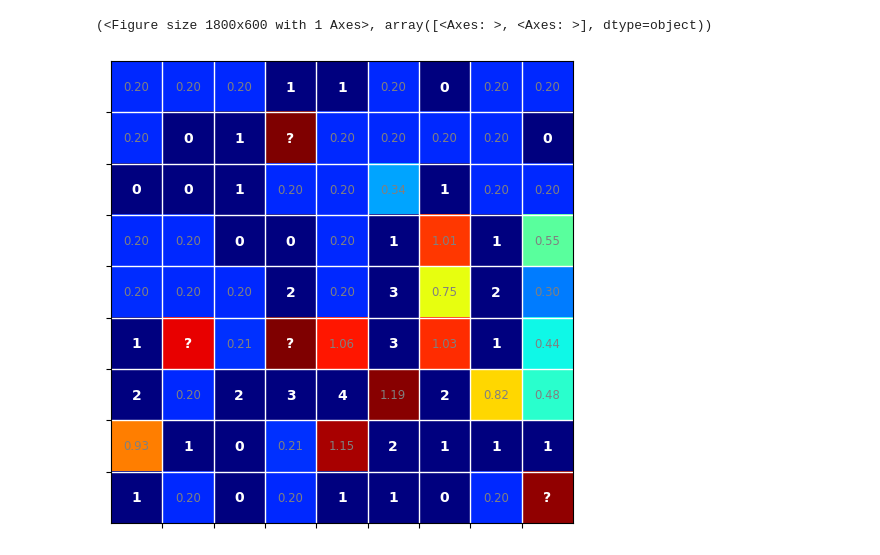
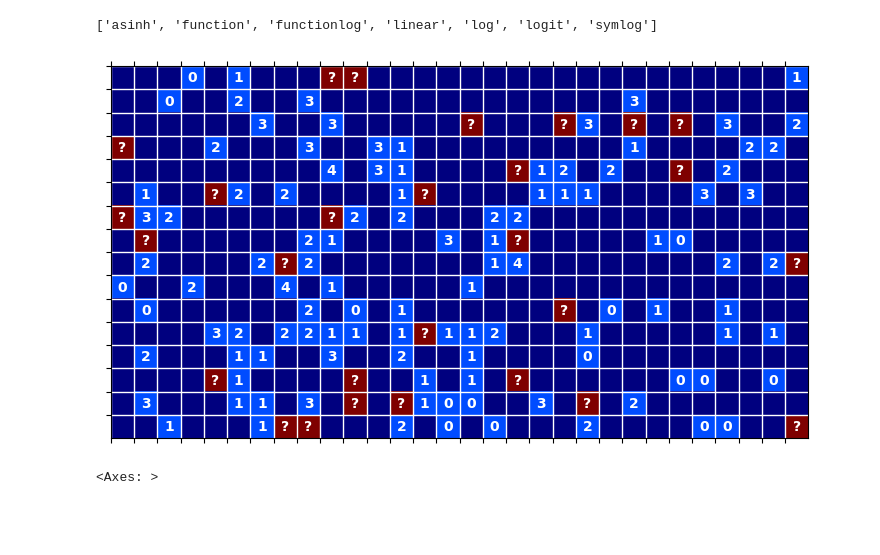
Before and after one commit to ClaudioPaterniti/MineSweeperLearning, a Jupyter notebook: train.ipynb, the cells around one changed output. Saved outputs shown, nothing was run; the diff lists cells and outputs as text; code cells hidden in the pictures; blank space fills up the shorter version.

Commit message:
clean game code

```diff
--- a/train.ipynb
+++ b/train.ipynb
@@ -57,9 +40,7 @@ import pandas as pd
 df = pd.DataFrame({'train': model.train_loss_log, 'test': model.test_loss_log})
 px.line(df)
 # %%
-g = Game(n=1)
-g.random_open(0.5)
-g.random_flags(0.5)
-dataset = MineSweeperDataset(g, transform)
-x, _ = dataset[0]
+g = Game(16, 30, 99, n=1)
+g.random_open(0.3)
+g.random_flags(0.3)
 # %%
@@ -67,5 +49,10 @@ p = model.model(x.unsqueeze(0)).view(g.mines.shape).detach().numpy()
-# %%
-g.pyplot_games(mine_probs=p)
-# %% [output]
-(<Figure size 1800x600 with 1 Axes>, array([<Axes: >, <Axes: >], dtype=object))
-[figure, removed]
+# %%
+import matplotlib
+matplotlib.scale.get_scale_names()
+# %% [output]
+['asinh', 'function', 'functionlog', 'linear', 'log', 'logit', 'symlog']
+# %%
+g.pyplot_game(0)
+# %% [output]
+[figure, added]
+<Axes: >
```
Also changed, not shown: parts of 3 cells of this notebook, 3 other files.
